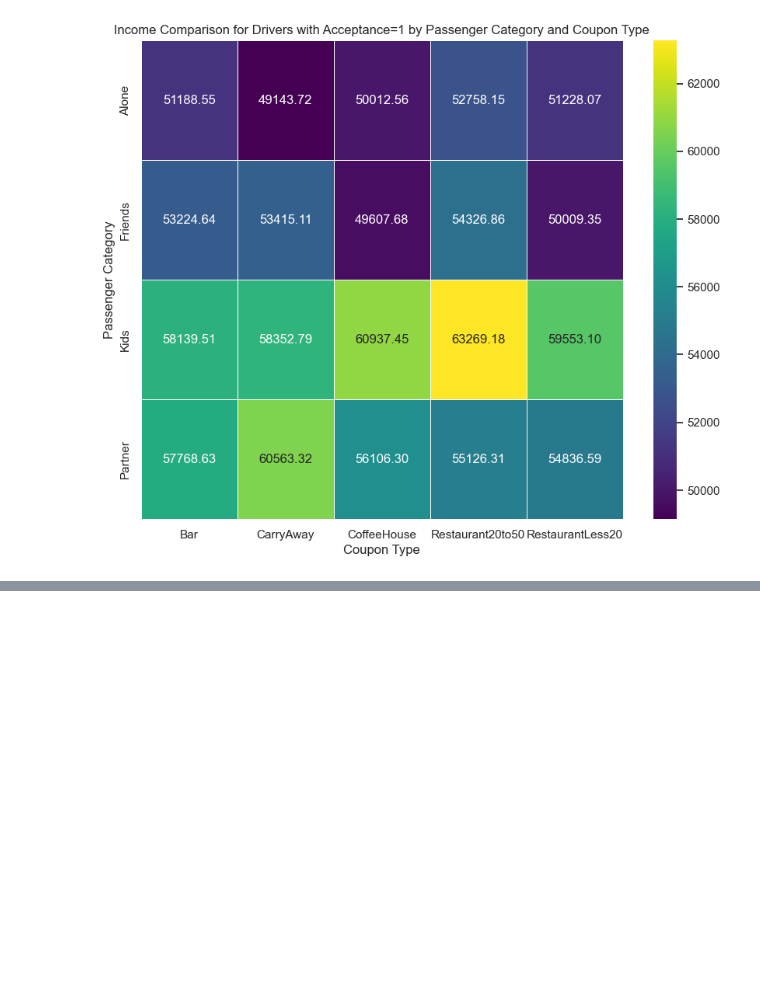
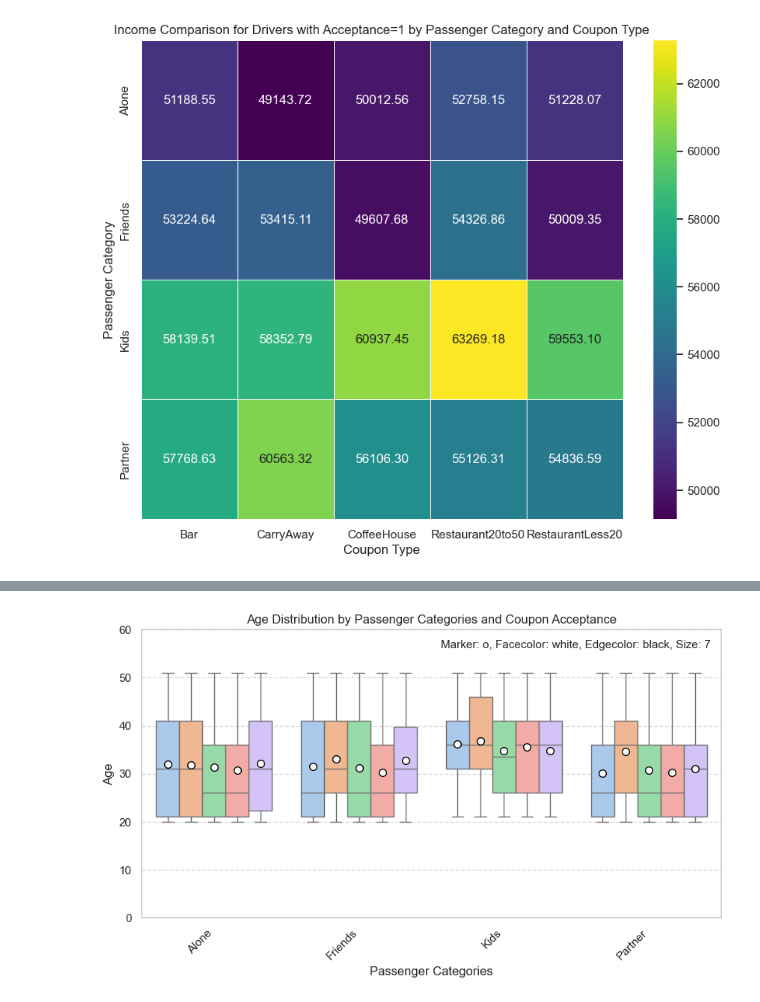
Before and after one commit to bigonil/BH-PCMLAI, a Jupyter notebook: p_assign_app_5_1/prompt.ipynb, the cells around one changed output, grey strips where cells are left out. Cells and saved outputs as stored; diff of their text form; code cells hidden in the pictures; blank space fills up the shorter version.

```diff
--- a/p_assign_app_5_1/prompt.ipynb
+++ b/p_assign_app_5_1/prompt.ipynb
@@ -1236,0 +1265,48 @@ AttributeError: PatchCollection.set() got an unexpected keyword argument 'showme
+# %%
+# Assuming 'data' is your DataFrame
+plt.figure(figsize=(10, 5))
+plt.ylim(0, 60)
+
+# Boxplot with mean symbols
+sns.boxplot(x='passanger', y='age', hue='coupon', showmeans=True,
+            meanprops={"marker": "o", "markerfacecolor": "white", "markeredgecolor": "black", "markersize": 7},
+            data=data.query("acceptance==1"))
+
+# Annotate and create legends
+medians = data.query("acceptance==1").groupby(['passanger', 'coupon'], observed=False)['age'].median().reset_index()
+means = data.query("acceptance==1").groupby(['passanger', 'coupon'], observed=False)['age'].mean().reset_index()
+
+for i, box in enumerate(plt.gca().artists):
+    # Iterate over boxes (each box represents a passenger category)
+    box_num = i % len(medians)
+    median_val = medians.iloc[box_num]['age']
+    mean_val = means.iloc[box_num]['age']
+
+    # Annotate median
+    plt.annotate(f'Median Age: {median_val:.2f}', (box.get_x() + box.get_width() / 2., median_val),
+                 xy=(0, 5), xycoords='data', textcoords='offset points',
+                 size=8, ha='center', va='center', color='black')
+
+    # Annotate mean
+    plt.annotate(f'Mean Age: {mean_val:.2f}', (box.get_x() + box.get_width() / 2., mean_val),
+                 xy=(0, -15), xycoords='data', textcoords='offset points',
+                 size=8, ha='center', va='center', color='black')
+
+# Add custom legend for marker settings
+legend_markers = plt.Line2D([0], [0], marker='o', color='w', markerfacecolor='white', markersize=7, linestyle='None')
+plt.legend([legend_markers], ['Marker: o, Facecolor: white, Edgecolor: black, Size: 7'],
+           loc='upper right', frameon=False)
+
+# Set plot details
+plt.title("Age Distribution by Passenger Categories and Coupon Acceptance")
+plt.xlabel('Passenger Categories')
+plt.ylabel('Age')
+plt.grid(axis='y', linestyle='--', alpha=0.7)
+
+# Improve readability of x-axis labels
+plt.xticks(rotation=45, ha='right')
+
+# Show the plot
+plt.show()
+# %% [output]
+[figure, added]
```
Also changed, not shown: parts of 7 cells of this notebook.
